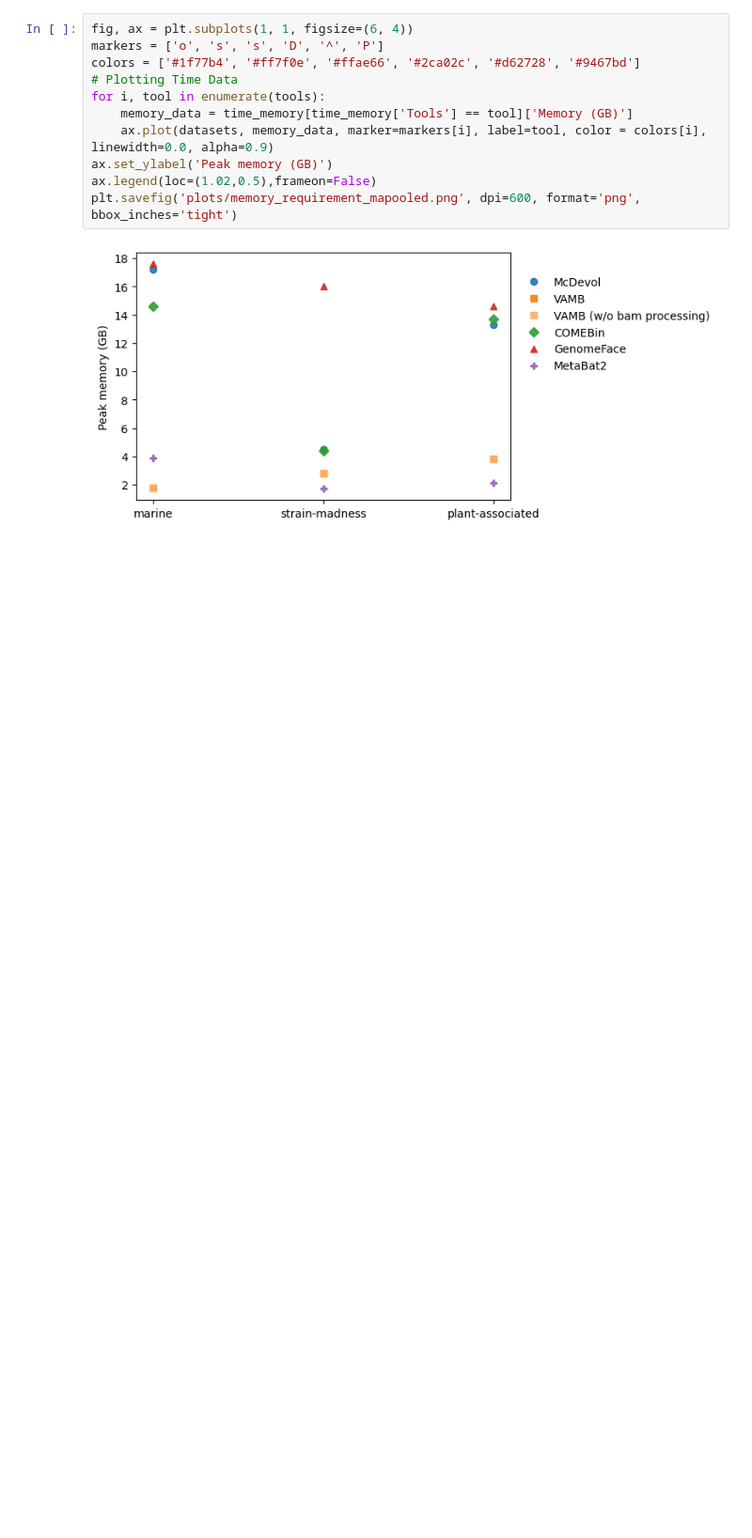
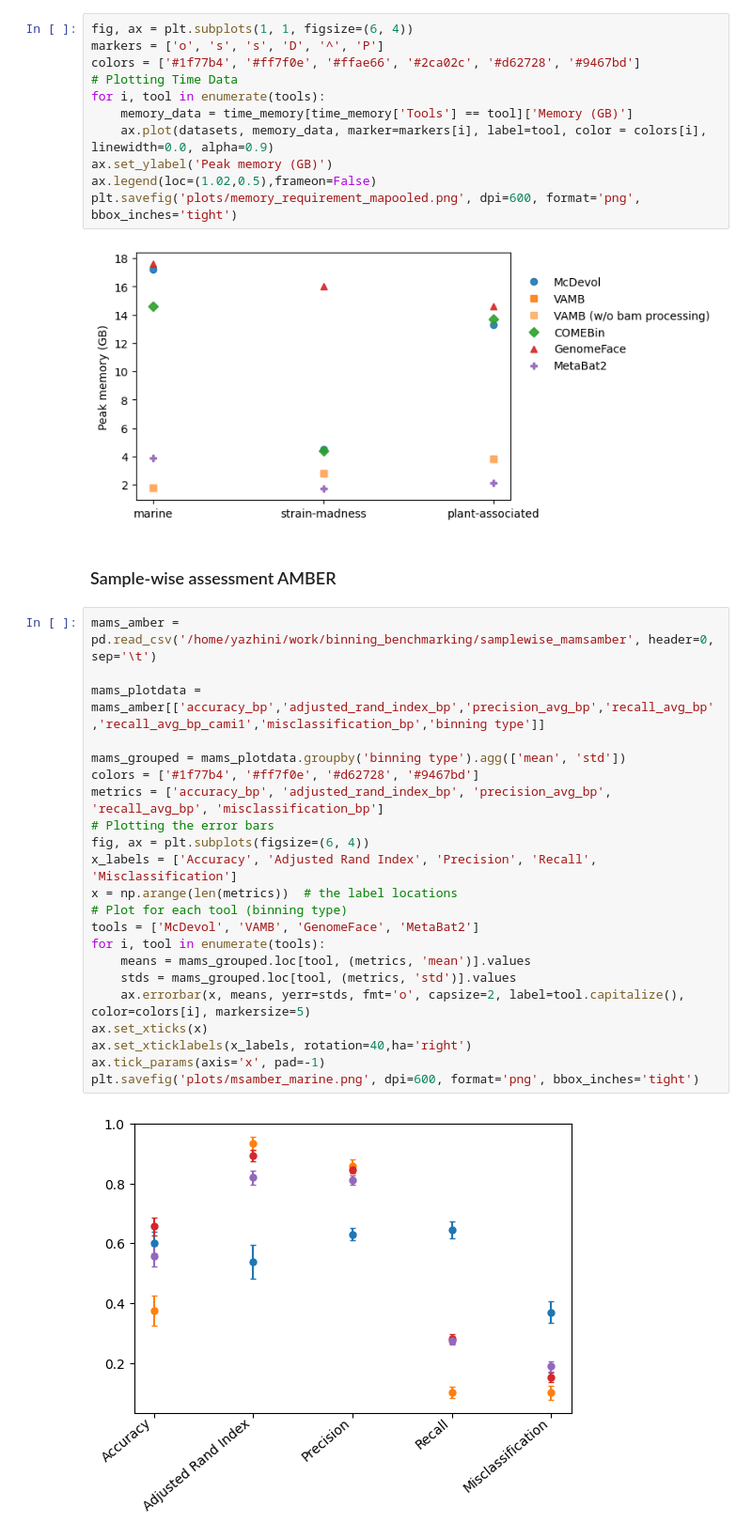
Before and after one commit to soedinglab/binning_benchmarking, a Jupyter notebook: plots.ipynb, the cells around one changed output. Shown at 94% size. Cells and saved outputs as stored; diff of their text form; blank space fills up the shorter version.

```diff
--- a/plots.ipynb
+++ b/plots.ipynb
@@ -570,3 +570,29 @@ ax.legend(loc=(1.02,0.5),frameon=False)
 plt.savefig('plots/memory_requirement_mapooled.png', dpi=600, format='png', bbox_inches='tight')
 # %% [output]
 [figure]
+# %% [markdown]
+### Sample-wise assessment AMBER
+# %%
+mams_amber = pd.read_csv('/home/yazhini/work/binning_benchmarking/samplewise_mamsamber', header=0, sep='\t')
+
+mams_plotdata = mams_amber[['accuracy_bp','adjusted_rand_index_bp','precision_avg_bp','recall_avg_bp','recall_avg_bp_cami1','misclassification_bp','binning type']]
+
+mams_grouped = mams_plotdata.groupby('binning type').agg(['mean', 'std'])
+colors = ['#1f77b4', '#ff7f0e', '#d62728', '#9467bd']
+metrics = ['accuracy_bp', 'adjusted_rand_index_bp', 'precision_avg_bp', 'recall_avg_bp', 'misclassification_bp']
+# Plotting the error bars
+fig, ax = plt.subplots(figsize=(6, 4))
+x_labels = ['Accuracy', 'Adjusted Rand Index', 'Precision', 'Recall', 'Misclassification']
+x = np.arange(len(metrics))  # the label locations
+# Plot for each tool (binning type)
+tools = ['McDevol', 'VAMB', 'GenomeFace', 'MetaBat2']
+for i, tool in enumerate(tools):
+    means = mams_grouped.loc[tool, (metrics, 'mean')].values
+    stds = mams_grouped.loc[tool, (metrics, 'std')].values
+    ax.errorbar(x, means, yerr=stds, fmt='o', capsize=2, label=tool.capitalize(), color=colors[i], markersize=5)
+ax.set_xticks(x)
+ax.set_xticklabels(x_labels, rotation=40,ha='right')
+ax.tick_params(axis='x', pad=-1)
+plt.savefig('plots/msamber_marine.png', dpi=600, format='png', bbox_inches='tight')
+# %% [output]
+[figure, added]
```
Also changed, not shown: parts of 7 cells of this notebook, 2 other files.
